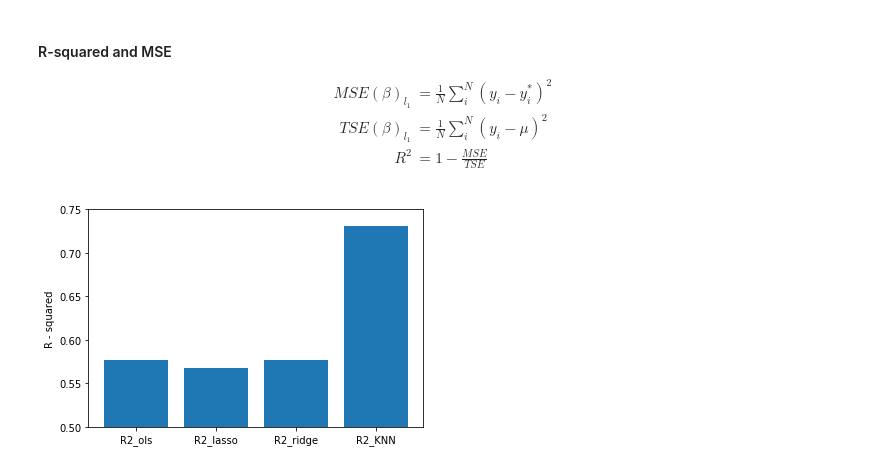
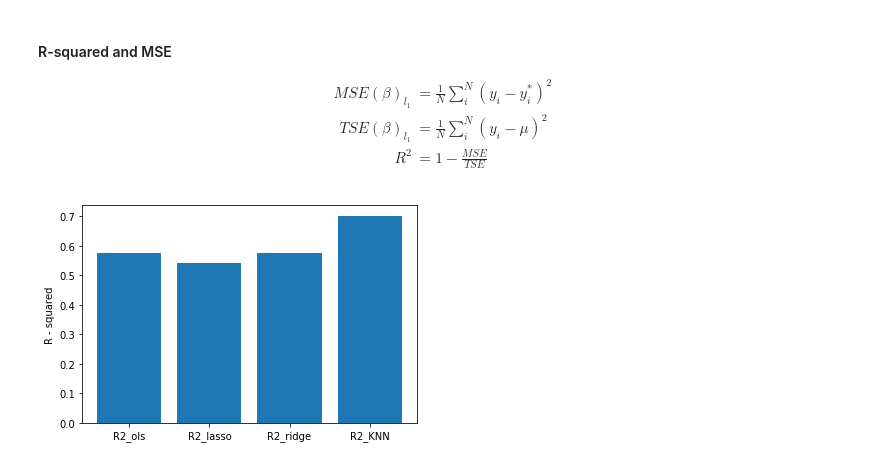
Before and after one commit to FrancoCalle/Python_4_DataScience, a Jupyter notebook: Module_2/tutorial_python_clase9.ipynb, the cells around one changed output. Drawn from its saved outputs; the diff is of its cells as text; code cells hidden in the pictures.

```diff
--- a/Module_2/tutorial_python_clase9.ipynb
+++ b/Module_2/tutorial_python_clase9.ipynb
@@ -61,7 +70,7 @@ PRSS(\beta)_{r_{1}} & = \left(\mathbf{y} - \mathbf{X}\beta\right)^T\left(\mathbf
 }\end{align}
 # %%
-alpha0 = 0.2
+alpha0 = 0.8
 reg = linear_model.Ridge(alpha=alpha0)
 reg.fit(X,Y)
-reg.coef_
+print(reg.coef_)
 Y_hat_Ridge = reg.predict(X)
@@ -109,7 +120,7 @@ Manhattan & = \sum_{i=1}^k \lvert x_i - y_i \rvert \\
 Minkowski & = \left(\sqrt{\sum_{i=1}^k(|x_i - y_i|)^q}\right)^{1/q}
 \end{align}
 # %%
-reg = KNeighborsRegressor(n_neighbors=3)
+reg = KNeighborsRegressor(n_neighbors=4)
 reg.fit(X, Y)
 Y_hat_KNN = reg.predict(X)
 # %%
@@ -159,20 +170,20 @@ def getR2(Y, Y_hat):
 # %%
 # MSE
 MSE_ols = getMSE(Y, Y_hat_OLS)
 MSE_lasso = getMSE(Y, Y_hat_Lasso)
 MSE_ridge = getMSE(Y, Y_hat_Ridge)
 MSE_KNN = getMSE(Y, Y_hat_KNN)
 
 # R2
 R2_ols = getR2(Y, Y_hat_OLS)
 R2_lasso = getR2(Y, Y_hat_Lasso)
 R2_ridge = getR2(Y, Y_hat_Ridge)
 R2_KNN = getR2(Y, Y_hat_KNN)
 
 # Plot:
 plt.bar(('R2_ols', 'R2_lasso', 'R2_ridge', 'R2_KNN'),[R2_ols,R2_lasso,R2_ridge,R2_KNN])
 plt.ylabel('R - squared')
-plt.ylim([.5,.75])
+#plt.ylim([.5,.75])
 plt.show()
 # %% [output]
-[figure, old version]
+[figure, new version]
```
Also changed, not shown: parts of 7 cells of this notebook, 5 other files.
